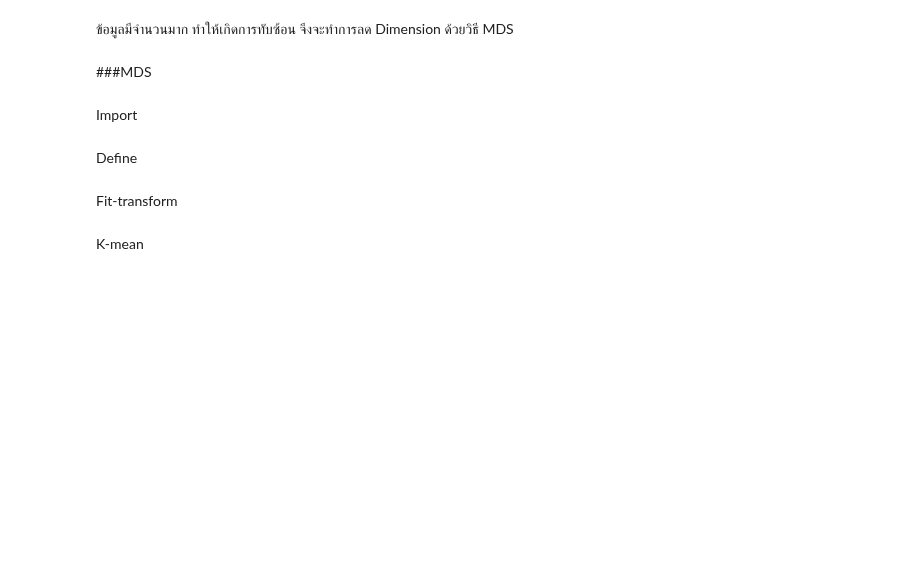
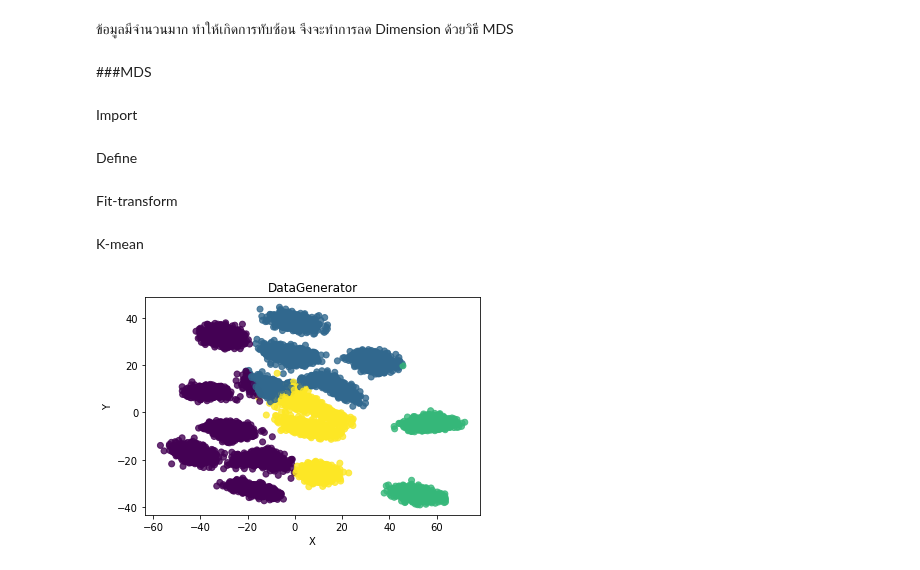
Before and after one commit to ThitiwatJtrsn/multivariate, a Jupyter notebook: Multivariate_Exam.ipynb, the cells around one changed output. Cells and saved outputs as stored; diff of their text form; code cells hidden in the pictures; blank space fills up the shorter version.

```diff
--- a/Multivariate_Exam.ipynb
+++ b/Multivariate_Exam.ipynb
@@ -335,7 +334,9 @@ kmeans_2 = KMeans(n_clusters=4,random_state=2021)
 kmeans_2.fit(Data)
 g = kmeans_2.predict(Data)
 # %%
-plt.scatter(new_mds[:,0],new_mds[:,1],c=g,alpha=0.5)
+plt.scatter(new_mds[:,0],new_mds[:,1],c=g,alpha=0.8)
 plt.title('DataGenerator')
 plt.xlabel('X')
 plt.ylabel('Y');
+# %% [output]
+[figure, added]
```
Also changed, not shown: parts of 10 cells of this notebook.
